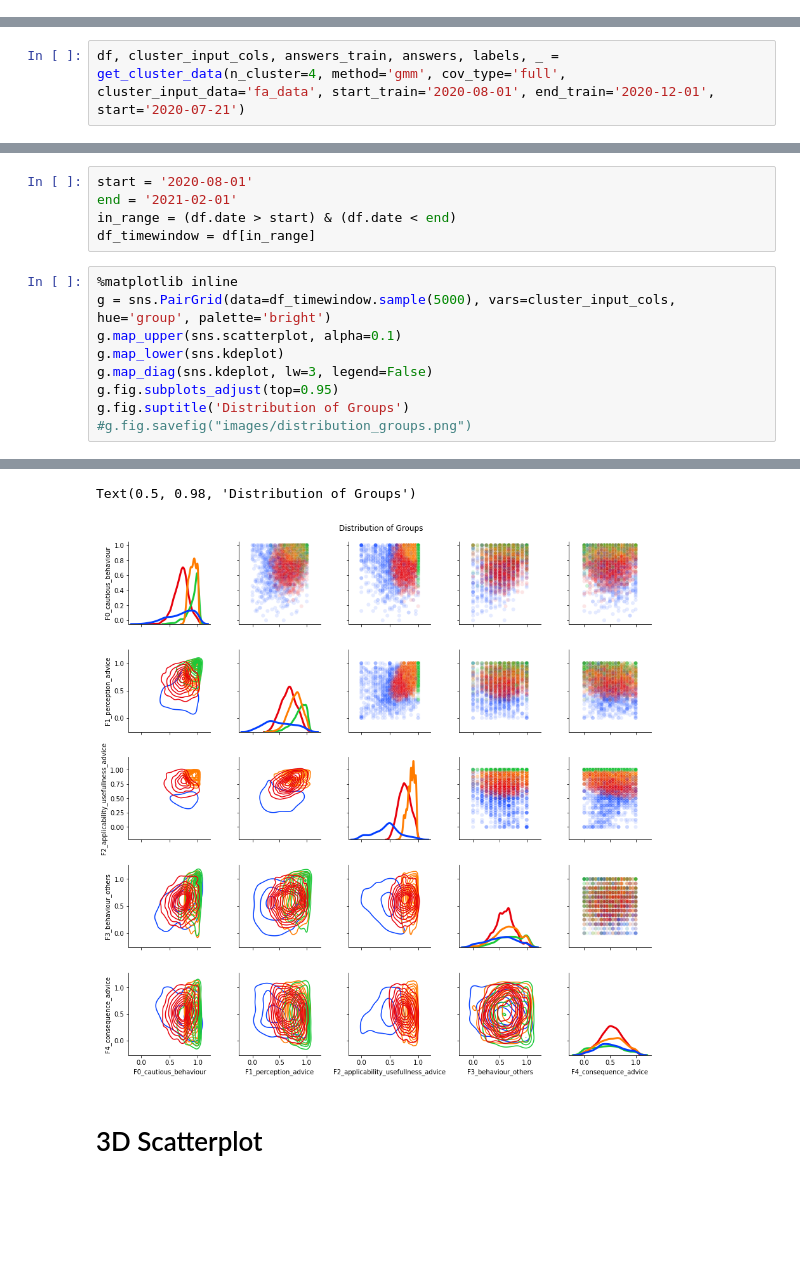
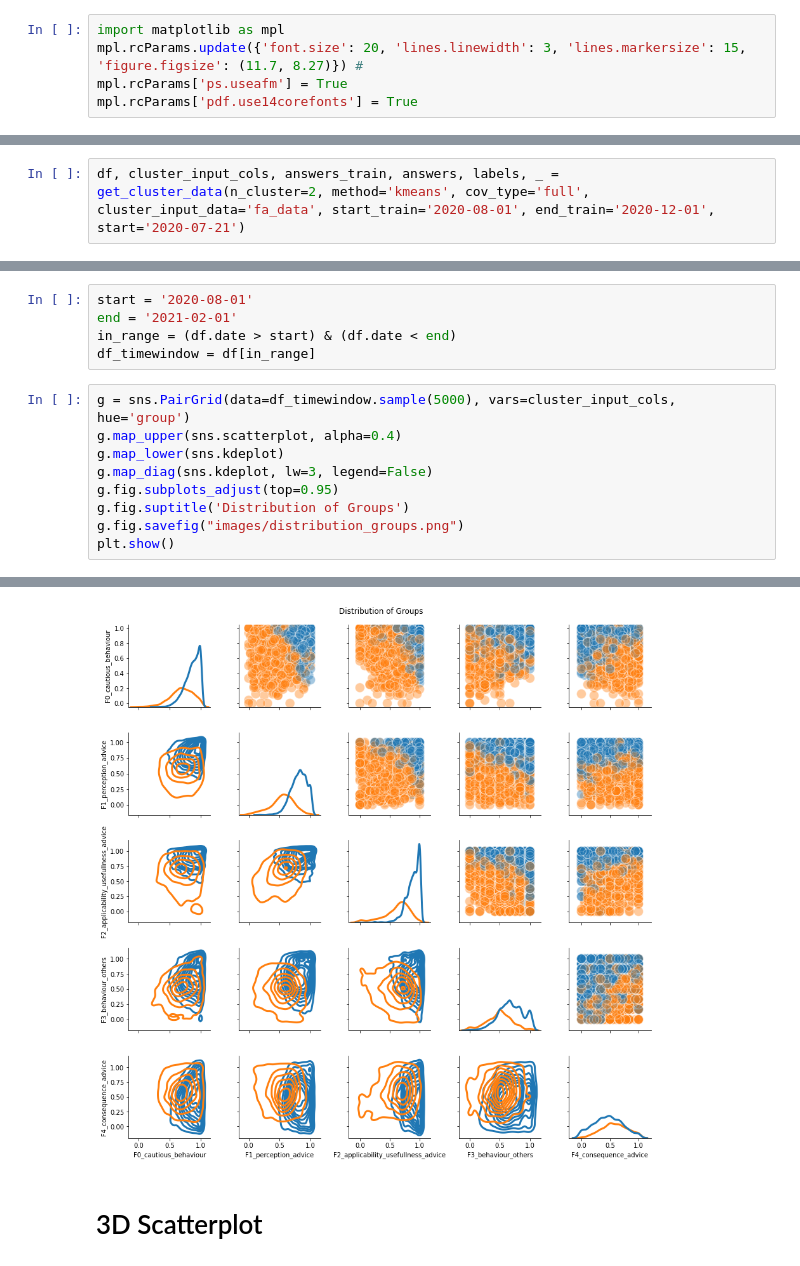
Before and after one commit to anuarsantoyo/master-thesis, a Jupyter notebook: clustering/evaluation.ipynb, the cells around one changed output, grey strips where cells are left out. Saved outputs shown, nothing was run; the diff lists cells and outputs as text; blank space fills up the shorter version.

Commit message:
clustering visualizations

```diff
--- a/clustering/evaluation.ipynb
+++ b/clustering/evaluation.ipynb
@@ -21,12 +21,17 @@ Mounted at /content/drive
 /content/drive/MyDrive/GitHub/master-thesis
 # %%
 from clustering.utils import *
+# %%
+import matplotlib as mpl
+mpl.rcParams.update({'font.size': 20, 'lines.linewidth': 3, 'lines.markersize': 15, 'figure.figsize': (11.7, 8.27)}) #
+mpl.rcParams['ps.useafm'] = True
+mpl.rcParams['pdf.use14corefonts'] = True
 # %% [markdown]
 # Import Data
 # %%
 #%cd ..
 # %%
-df, cluster_input_cols, answers_train, answers, labels, _ = get_cluster_data(n_cluster=4, method='gmm', cov_type='full', cluster_input_data='fa_data', start_train='2020-08-01', end_train='2020-12-01', start='2020-07-21')
+df, cluster_input_cols, answers_train, answers, labels, _ = get_cluster_data(n_cluster=2, method='kmeans', cov_type='full', cluster_input_data='fa_data', start_train='2020-08-01', end_train='2020-12-01', start='2020-07-21')
 # %%
 df.shape
 # %% [output]
@@ -124,12 +129,12 @@ end = '2021-02-01'
 in_range = (df.date > start) & (df.date < end)
 df_timewindow = df[in_range]
 # %%
-%matplotlib inline
-g = sns.PairGrid(data=df_timewindow.sample(5000), vars=cluster_input_cols, hue='group', palette='bright')
-g.map_upper(sns.scatterplot, alpha=0.1)
+g = sns.PairGrid(data=df_timewindow.sample(5000), vars=cluster_input_cols, hue='group')
+g.map_upper(sns.scatterplot, alpha=0.4)
 g.map_lower(sns.kdeplot)
 g.map_diag(sns.kdeplot, lw=3, legend=False)
 g.fig.subplots_adjust(top=0.95)
 g.fig.suptitle('Distribution of Groups')
-#g.fig.savefig("images/distribution_groups.png")
+g.fig.savefig("images/distribution_groups.png")
+plt.show()
 # %% [output]
@@ -149,5 +141,4 @@ Dataset has 0 variance; skipping density estimate. Pass `warn_singular=False` to
-Text(0.5, 0.98, 'Distribution of Groups')
-[figure, old version]
+[figure, new version]
 # %% [markdown]
 # 3D Scatterplot
 # %%
```
Also changed, not shown: parts of 1 cell of this notebook, 46 other files.
